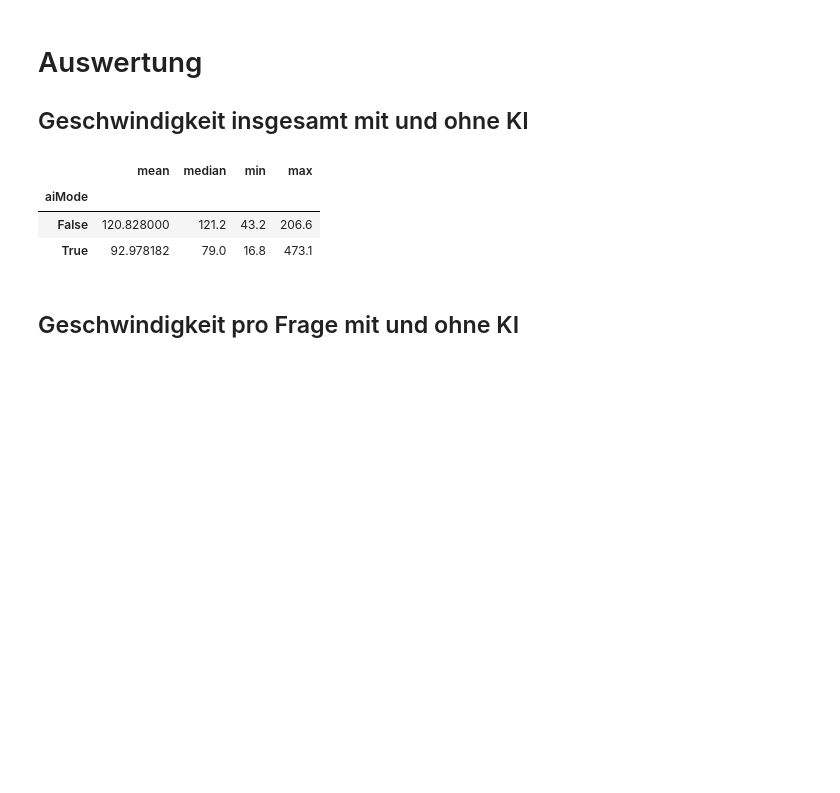
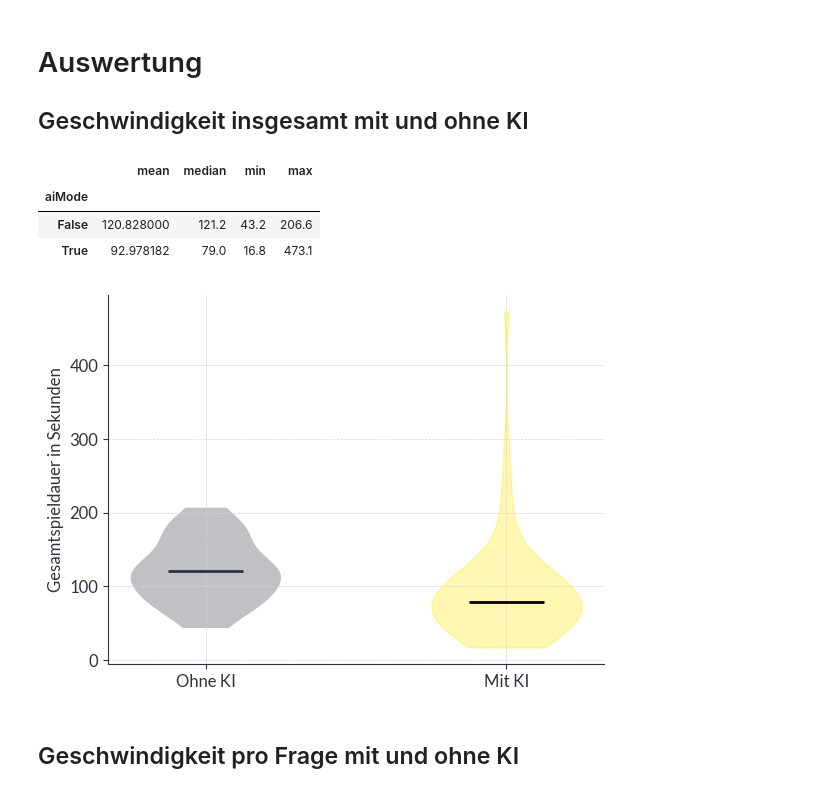
Before and after one commit to anacision-de/postkorb-panic, a Jupyter notebook: analysis/Analysis.ipynb, the cells around one changed output. Saved outputs shown, nothing was run; the diff lists cells and outputs as text; code cells hidden in the pictures; blank space fills up the shorter version.

```diff
--- a/analysis/Analysis.ipynb
+++ b/analysis/Analysis.ipynb
@@ -59,6 +65,25 @@ feedback_data.drop_duplicates("game_id").groupby("aiMode")["totalTime"].agg(
 | aiMode |  |  |  |  |
 | False | 120.828000 | 121.2 | 43.2 | 206.6 |
 | True | 92.978182 | 79.0 | 16.8 | 473.1 |
+# %%
+def violinplot(data, col="correct", ylabel="Dauer pro Frage in Sekunden"):
+    with_ai = data[data["aiMode"]][col]
+    without_ai = data[~data["aiMode"]][col]
+
+    plt.violinplot([without_ai], positions=[0], showmedians=True, showextrema=False)
+    a = plt.violinplot([with_ai], positions=[1], showmedians=True, showextrema=False)
+    for pc in a["bodies"]:  # type: ignore
+        pc.set_color("#FFE600")
+    a["cmedians"].set_colors("black")  # type: ignore
+
+    plt.ylabel(ylabel)
+    plt.xticks([0, 1], labels=["Ohne KI", "Mit KI"])
+    plt.show()
+# %%
+games = feedback_data.drop_duplicates("game_id")
+violinplot(games, col="totalTime", ylabel="Gesamtspieldauer in Sekunden")
+# %% [output]
+[figure, added]
 # %% [markdown]
 ## Geschwindigkeit pro Frage mit und ohne KI
 # %%
```
Also changed, not shown: parts of 10 cells of this notebook, 17 other files.
